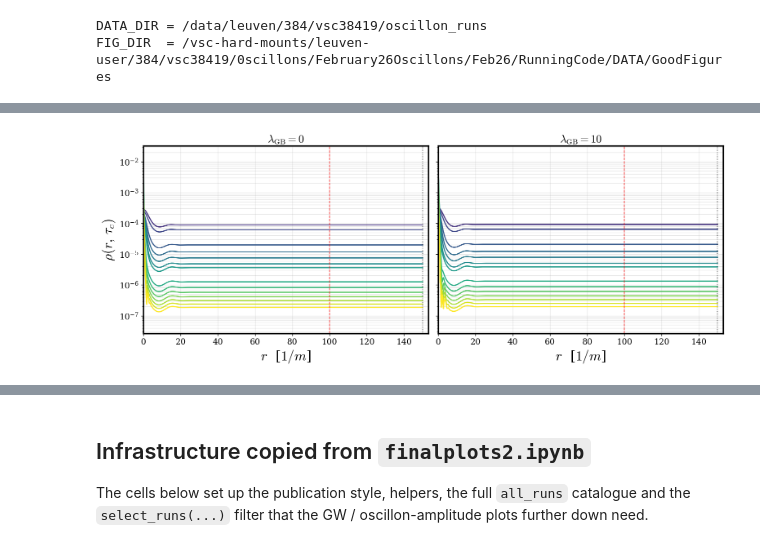
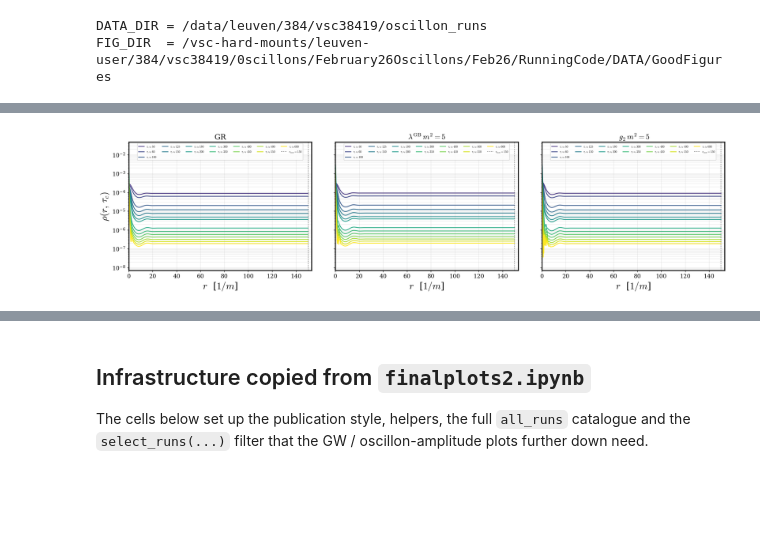
Before and after one commit to GRSerdar/0scillons, a Jupyter notebook: February26Oscillons/Feb26/RunningCode/DATA/compactness.ipynb, the cells around one changed output, grey strips where cells are left out. Drawn from its saved outputs; the diff is of its cells as text; code cells hidden in the pictures; blank space fills up the shorter version.

Commit message:
Convergence plot working

```diff
--- a/February26Oscillons/Feb26/RunningCode/DATA/compactness.ipynb
+++ b/February26Oscillons/Feb26/RunningCode/DATA/compactness.ipynb
@@ -65,7 +65,7 @@ MU       = [0.08]
 BETA     = [0]                # None -> linear coupling; X -> quadratic_X
 AMP      = [-0.02]
 WIDTH    = [3.0]
-G2       = [0]
+G2       = [0,10]
 COUPLING = None               # optional, e.g. ["quadratic_0"]; usually
                               # implied by BETA so leave at None.
 
@@ -536,6 +538,7 @@ else:
 # %%
 # ──────────────────────────────────────────────────────────────────────
 # Boundary-contamination check:  rho(r) snapshots for GR vs lambda_GB=10
+# vs g2=10
 #
 # For each run we load the cached diagnostics.npz to get rho(r,t_i), then
 # overlay a handful of radial profiles taken at common central-proper-time
@@ -548,31 +551,77 @@ else:
 import os
 from matplotlib.cm import viridis as _cmap_t
 
-INSPECT_LGBS    = [0.0, 10.0]          # one panel per entry
+# Each panel description: (lgb, g2, tag_override).
+# tag_override=None  -> use runs[lgb]['tag'] (loaded by the selection cell).
+# tag_override=<str> -> load DATA_DIR/<tag>/diagnostics.npz directly.  This
+# is how we pull in g2=10, which is filtered out of the global `runs` dict.
+INSPECT_PANELS = [
+    {'lgb': 0.0,  'g2': 0,  'tag': None},
+    {'lgb': 10.0, 'g2': 0,  'tag': None},
+    {'lgb': 0.0,  'g2': 10,
+     'tag': 'lgb0_mu0.08_a0_b0_amp-0.02_R3_dr0.0416667_quadratic_0_g210'},
+]
 SNAPSHOT_TAU_C  = [50,60,100,125,150,180, 200, 300,350, 400,450,500,550, 600, 800]   # central proper times to plot
 RHO_FLOOR       = 1e-14                # floor for log-scale plotting
 
-# Try to share a consistent y-range so the two panels are directly
+# Try to share a consistent y-range so the panels are directly
 # comparable; we compute it on the fly below.
 y_min, y_max = np.inf, -np.inf
 
-fig, axes = plt.subplots(1, len(INSPECT_LGBS), figsize=(13, 5),
+fig, axes = plt.subplots(1, len(INSPECT_PANELS), figsize=(19, 5),
                          sharey=True)
-if len(INSPECT_LGBS) == 1:
+if len(INSPECT_PANELS) == 1:
     axes = [axes]
 
 panel_records = []  # cache (ax, r, rho_at_idxs, taus, lgb) for second pass
 
-for ax, lgb in zip(axes, INSPECT_LGBS):
-    if lgb not in runs:
-        ax.text(0.5, 0.5, f'lambda_GB = {lgb:g}\nnot loaded',
-                ha='center', va='center', transform=ax.transAxes)
-        ax.set_title(rf'$\lambda_{{\rm GB}}={lgb:g}$')
+for ax, panel in zip(axes, INSPECT_PANELS):
+    lgb = panel['lgb']
+    g2  = panel['g2']
+    if lgb == 0 and not g2:
+        title = 'GR'
+    elif g2:
+        title = rf'$\;g_2\,m^2={g2/2:g}$'
+    else:
+        title = rf'$\lambda^{{\rm GB}}\,m^2={lgb/2:g}$'
+
+    tag = panel['tag']
+    if tag is None:
+        if lgb not in runs:
+            ax.text(0.5, 0.5, f'lambda_GB = {lgb:g}\nnot loaded',
+                    ha='center', va='center', transform=ax.transAxes)
+            ax.set_title(title)
+            continue
+        tag = runs[lgb]['tag']
+
+    run_dir  = os.path.join(DATA_DIR, tag)
+    diag_path = os.path.join(run_dir, 'diagnostics.npz')
+    if not os.path.exists(diag_path):
+        ax.text(0.5, 0.5, f'{tag}\ndiagnostics.npz not found',
+                ha='center', va='center', transform=ax.transAxes, fontsize=8)
+        ax.set_title(title)
         continue
-    tag      = runs[lgb]['tag']
-    run_dir  = os.path.join(DATA_DIR, tag)
-    osc_full = dict(np.load(os.path.join(run_dir, 'diagnostics.npz'),
-                            allow_pickle=True))
+    osc_full = dict(np.load(diag_path, allow_pickle=True))
+
+    # The g2=10 cache predates tau_c (and even alpha_c), so np.asarray
+    # would KeyError on osc_full['tau_c']. Route through the loader's
+    # _diag_for helper which (a) returns tau_c from cache when present,
+    # (b) rebuilds tau_c on the fly from alpha_c, or (c) recomputes the
+    # whole diagnostic and re-saves the cache. Falls through gracefully
+    # if the helpers aren't in scope yet (e.g. cell 5 run before cell 3).
+    if 'tau_c' not in osc_full or np.asarray(osc_full['tau_c']).size == 0:
+        try:
+            p_diag = _parse_tag_and_meta(tag, run_dir)
+            osc_full, _t_run, _status = _diag_for(
+                run_dir, p_diag, allow_recompute=True)
+            print(f'  [{_status}]  {tag}')
+        except NameError:
+            ax.text(0.5, 0.5,
+                    f'{tag}\ncache lacks tau_c; run the loader cell first',
+                    ha='center', va='center', transform=ax.transAxes,
+                    fontsize=8)
+            ax.set_title(title)
+            continue
     r     = np.asarray(osc_full['r']).ravel()
     tau   = np.asarray(osc_full['tau_c']).ravel()
     #tau   = np.asarray(osc_full['t']).ravel()
@@ -593,6 +642,7 @@ for ax, lgb in zip(axes, INSPECT_LGBS):
     if not picks:
         ax.text(0.5, 0.5, 'no snapshots fall inside\nthis run\'s tau_c span',
                 ha='center', va='center', transform=ax.transAxes)
+        ax.set_title(title)
         continue
 
     for k, (i, t_val) in enumerate(picks):
@@ -605,8 +655,7 @@ for ax, lgb in zip(axes, INSPECT_LGBS):
 
     # Reference lines: diagnostic cutoff and outer boundary.
     r_outer = float(r.max())
-    ax.axvline(R_MAX_DIAG, color='red',  ls='--', lw=1.0, alpha=0.8,
-               label=rf'$R_{{\rm diag}}={R_MAX_DIAG:g}$')
+    #ax.axvline(R_MAX_DIAG, color='red',  ls='--', lw=1.0, alpha=0.8,label=rf'$R_{{\rm diag}}={R_MAX_DIAG:g}$')
     ax.axvline(r_outer,    color='black', ls=':',  lw=1.0, alpha=0.8,
                label=rf'$r_{{\max}}={r_outer:g}$')
 
@@ -615,9 +664,9 @@ for ax, lgb in zip(axes, INSPECT_LGBS):
     ax.set_xlim(0, r_outer * 1.02)
     #ax.set_xlim(1 ,152)
     #ax.set_xlim(0 ,15)
-    ax.set_title(rf'$\lambda_{{\rm GB}}={lgb:g}$')#)
+    ax.set_title(title)
     ax.grid(True, alpha=0.3, which='both')
-    #ax.legend(fontsize=8, loc='upper left', ncol=1)
+    ax.legend(fontsize=6, loc='upper center', ncol=7)
 
 axes[0].set_ylabel(r'$\rho(r,\,\tau_c)$')
 if np.isfinite(y_min) and np.isfinite(y_max) and y_max > 0:
@@ -627,6 +676,6 @@ if np.isfinite(y_min) and np.isfinite(y_max) and y_max > 0:
 
 #fig.suptitle(r'Radial energy-density profiles — boundary-contamination check',fontsize=14)
 fig.tight_layout()
-save_fig(fig, 'rho_profile_lgb0_vs_lgb10')
+save_fig(fig, 'rho_profile_lgb0_vs_lgb10_vs_g2_10')
 plt.show()
 # %% [output]
@@ -634,4 +683,4 @@ plt.show()
-[figure, old version]
+[figure, new version]
 # %%
 # ──────────────────────────────────────────────────────────────────────
 # Spacetime diagram:  (rho/rho_bg_inf - 1)  vs  (r, tau_c)
```
Also changed, not shown: parts of 18 cells of this notebook, 55 other files.
